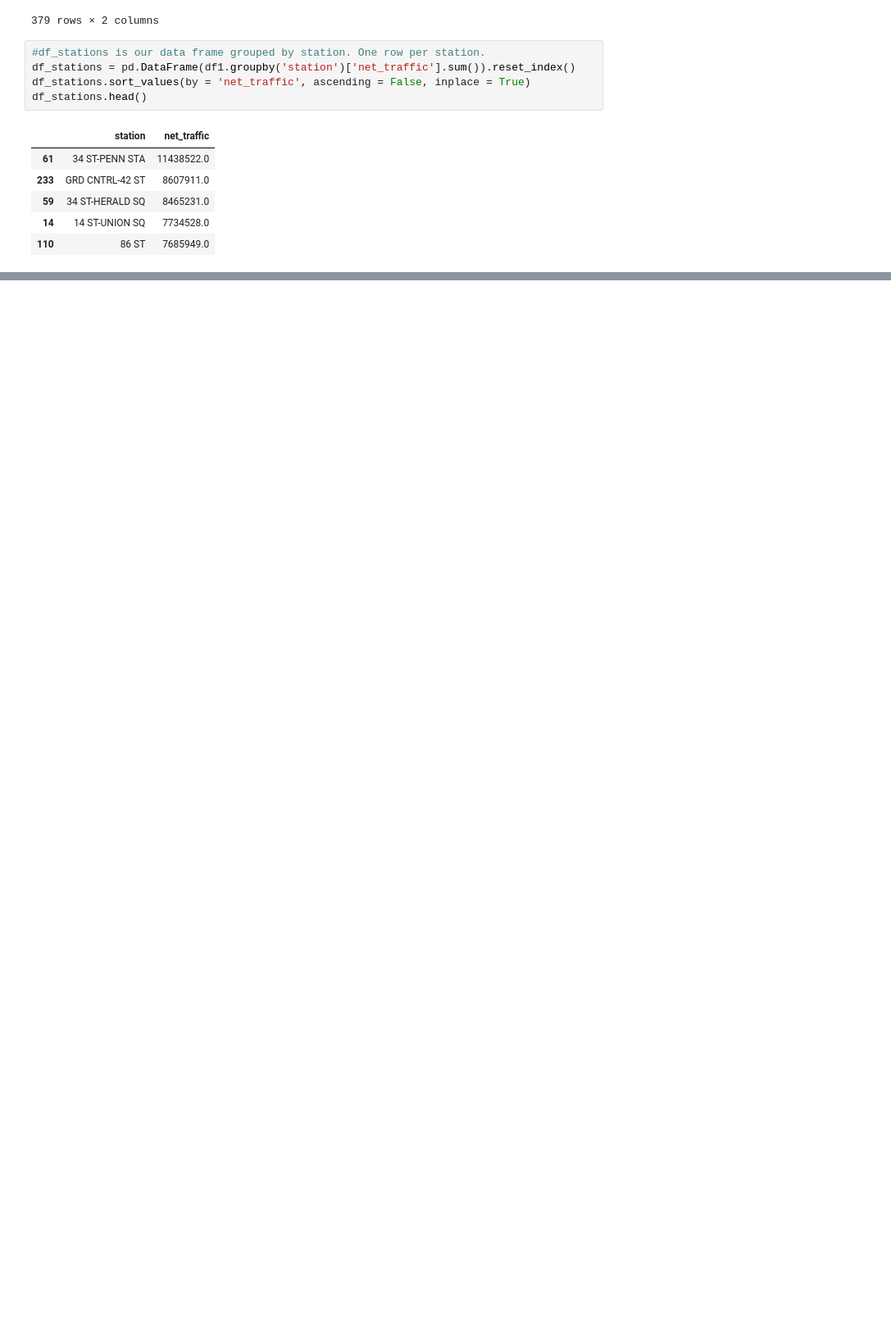
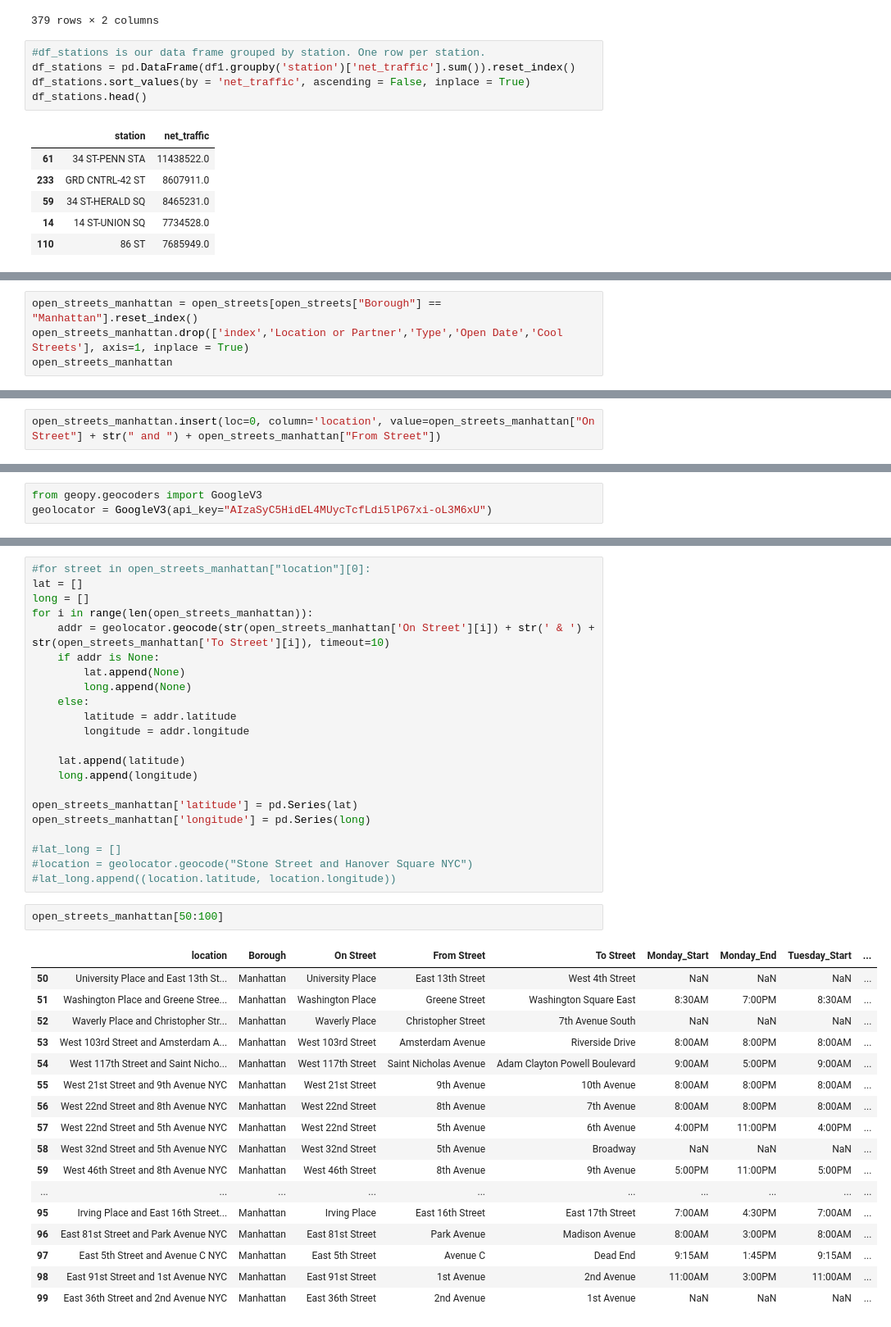
Before and after one commit to katereiss/EDA_repo, a Jupyter notebook: MTA_2021.ipynb, the cells around one changed output, grey strips where cells are left out. Shown: that part at 82% size. Drawn from its saved outputs; the diff is of its cells as text; blank space fills up the shorter version.

```diff
--- a/MTA_2021.ipynb
+++ b/MTA_2021.ipynb
@@ -286,0 +430,4 @@ fig.show()
+# %%
+open_streets_manhattan = open_streets[open_streets["Borough"] == "Manhattan"].reset_index()
+open_streets_manhattan.drop(['index','Location or Partner','Type','Open Date','Cool Streets'], axis=1, inplace = True)
+open_streets_manhattan
@@ -286,0 +448,2 @@ fig.show()
+# %%
+open_streets_manhattan.insert(loc=0, column='location', value=open_streets_manhattan["On Street"] + str(" and ") + open_streets_manhattan["From Street"])
@@ -286,0 +455,3 @@ fig.show()
+# %%
+from geopy.geocoders import GoogleV3
+geolocator = GoogleV3(api_key="AIzaSyC5HidEL4MUycTcfLdi5lP67xi-oL3M6xU")
@@ -286,0 +479,42 @@ fig.show()
+# %%
+#for street in open_streets_manhattan["location"][0]:
+lat = []
+long = []
+for i in range(len(open_streets_manhattan)):
+    addr = geolocator.geocode(str(open_streets_manhattan['On Street'][i]) + str(' & ') + str(open_streets_manhattan['To Street'][i]), timeout=10)
+    if addr is None:
+        lat.append(None)
+        long.append(None)
+    else:
+        latitude = addr.latitude
+        longitude = addr.longitude
+
+    lat.append(latitude)
+    long.append(longitude)
+
+open_streets_manhattan['latitude'] = pd.Series(lat)
+open_streets_manhattan['longitude'] = pd.Series(long)
+
+#lat_long = []
+#location = geolocator.geocode("Stone Street and Hanover Square NYC")
+#lat_long.append((location.latitude, location.longitude))
+# %%
+open_streets_manhattan[50:100]
+# %% [output]
+|  | location | Borough | On Street | From Street | To Street | Monday_Start | Monday_End | Tuesday_Start | ... |
+| 50 | University Place and East 13th St... | Manhattan | University Place | East 13th Street | West 4th Street | NaN | NaN | NaN | ... |
+| 51 | Washington Place and Greene Stree... | Manhattan | Washington Place | Greene Street | Washington Square East | 8:30AM | 7:00PM | 8:30AM | ... |
+| 52 | Waverly Place and Christopher Str... | Manhattan | Waverly Place | Christopher Street | 7th Avenue South | NaN | NaN | NaN | ... |
+| 53 | West 103rd Street and Amsterdam A... | Manhattan | West 103rd Street | Amsterdam Avenue | Riverside Drive | 8:00AM | 8:00PM | 8:00AM | ... |
+| 54 | West 117th Street and Saint Nicho... | Manhattan | West 117th Street | Saint Nicholas Avenue | Adam Clayton Powell Boulevard | 9:00AM | 5:00PM | 9:00AM | ... |
+| 55 | West 21st Street and 9th Avenue NYC | Manhattan | West 21st Street | 9th Avenue | 10th Avenue | 8:00AM | 8:00PM | 8:00AM | ... |
+| 56 | West 22nd Street and 8th Avenue NYC | Manhattan | West 22nd Street | 8th Avenue | 7th Avenue | 8:00AM | 8:00PM | 8:00AM | ... |
+| 57 | West 22nd Street and 5th Avenue NYC | Manhattan | West 22nd Street | 5th Avenue | 6th Avenue | 4:00PM | 11:00PM | 4:00PM | ... |
+| 58 | West 32nd Street and 5th Avenue NYC | Manhattan | West 32nd Street | 5th Avenue | Broadway | NaN | NaN | NaN | ... |
+| 59 | West 46th Street and 8th Avenue NYC | Manhattan | West 46th Street | 8th Avenue | 9th Avenue | 5:00PM | 11:00PM | 5:00PM | ... |
+| ... | ... | ... | ... | ... | ... | ... | ... | ... | ... |
+| 95 | Irving Place and East 16th Street... | Manhattan | Irving Place | East 16th Street | East 17th Street | 7:00AM | 4:30PM | 7:00AM | ... |
+| 96 | East 81st Street and Park Avenue NYC | Manhattan | East 81st Street | Park Avenue | Madison Avenue | 8:00AM | 3:00PM | 8:00AM | ... |
+| 97 | East 5th Street and Avenue C NYC | Manhattan | East 5th Street | Avenue C | Dead End | 9:15AM | 1:45PM | 9:15AM | ... |
+| 98 | East 91st Street and 1st Avenue NYC | Manhattan | East 91st Street | 1st Avenue | 2nd Avenue | 11:00AM | 3:00PM | 11:00AM | ... |
+| 99 | East 36th Street and 2nd Avenue NYC | Manhattan | East 36th Street | 2nd Avenue | 1st Avenue | NaN | NaN | NaN | ... |
```
Also changed, not shown: parts of 48 cells of this notebook.
